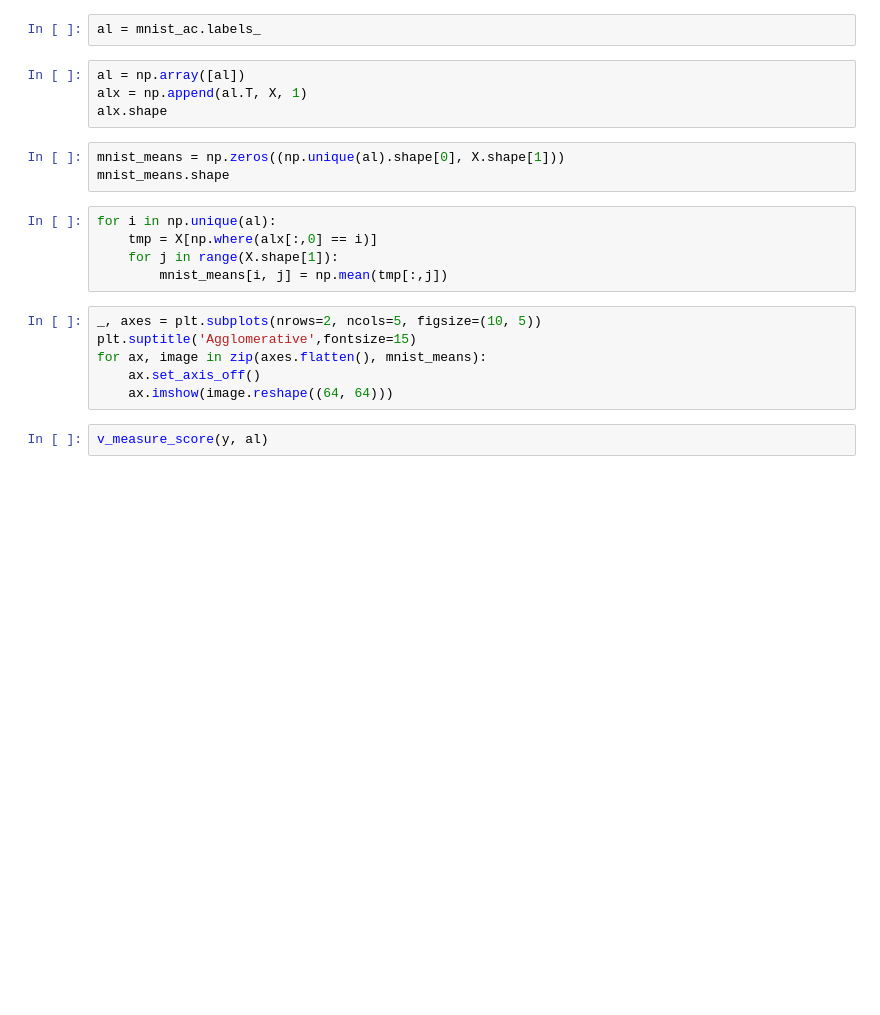
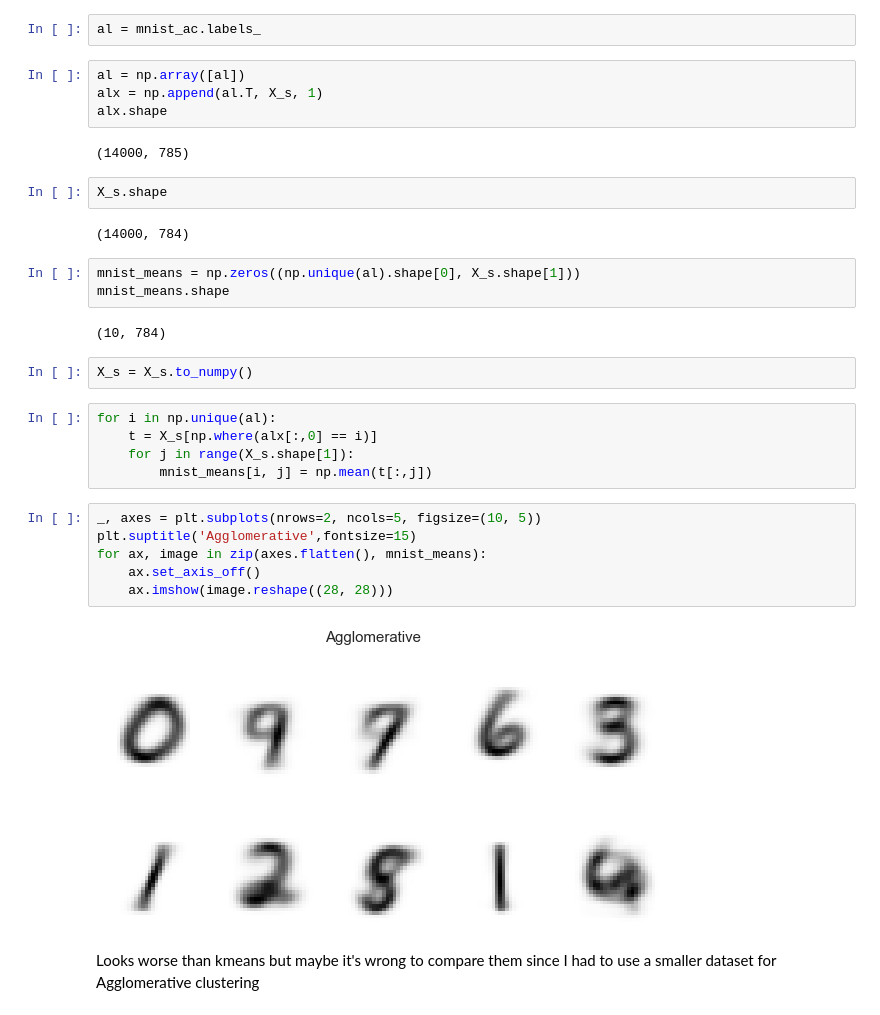
Before and after one commit to tshura/ml-intro-tasks-copy, a Jupyter notebook: 8_clustering/clustering.ipynb, the cells around one changed output. Cells and saved outputs as stored; diff of their text form; blank space fills up the shorter version.

Commit message:
Agglomerative

```diff
--- a/8_clustering/clustering.ipynb
+++ b/8_clustering/clustering.ipynb
@@ -541,21 +547,33 @@ mnist_ac = AgglomerativeClustering(n_clusters=10).fit(X)
 al = mnist_ac.labels_
 # %%
 al = np.array([al])
-alx = np.append(al.T, X, 1)
+alx = np.append(al.T, X_s, 1)
 alx.shape
+# %% [output]
+(14000, 785)
+# %%
+X_s.shape
+# %% [output]
+(14000, 784)
 # %%
-mnist_means = np.zeros((np.unique(al).shape[0], X.shape[1]))
+mnist_means = np.zeros((np.unique(al).shape[0], X_s.shape[1]))
 mnist_means.shape
+# %% [output]
+(10, 784)
+# %%
+X_s = X_s.to_numpy()
 # %%
 for i in np.unique(al):
-    tmp = X[np.where(alx[:,0] == i)]
-    for j in range(X.shape[1]):
-        mnist_means[i, j] = np.mean(tmp[:,j])
+    t = X_s[np.where(alx[:,0] == i)]
+    for j in range(X_s.shape[1]):
+        mnist_means[i, j] = np.mean(t[:,j])
 # %%
 _, axes = plt.subplots(nrows=2, ncols=5, figsize=(10, 5))
 plt.suptitle('Agglomerative',fontsize=15)
 for ax, image in zip(axes.flatten(), mnist_means):
     ax.set_axis_off()
-    ax.imshow(image.reshape((64, 64)))
+    ax.imshow(image.reshape((28, 28)))
+# %% [output]
+[figure, added]
-# %%
-v_measure_score(y, al)
+# %% [markdown]
+Looks worse than kmeans but maybe it's wrong to compare them since I had to use a smaller dataset for Agglomerative clustering
```
Also changed, not shown: parts of 14 cells of this notebook.
